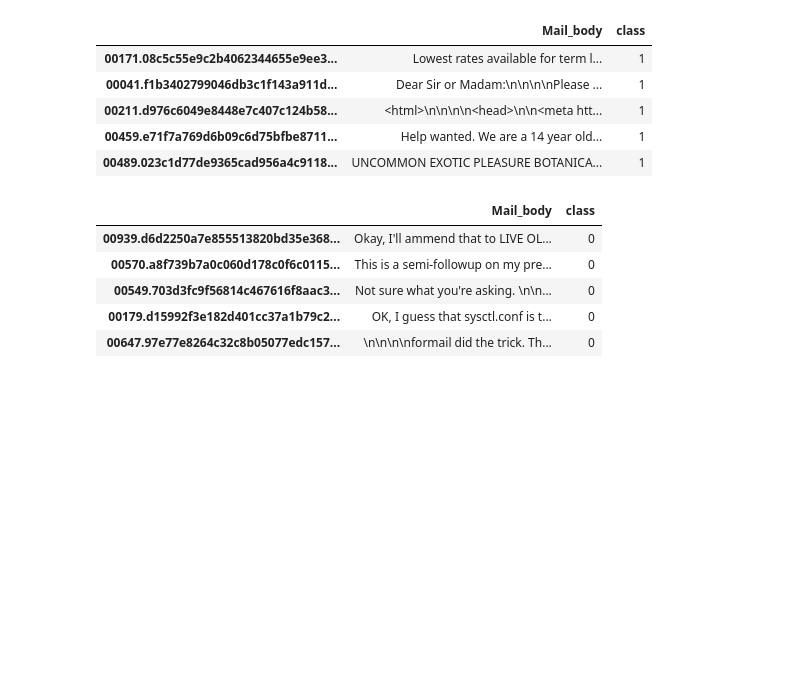
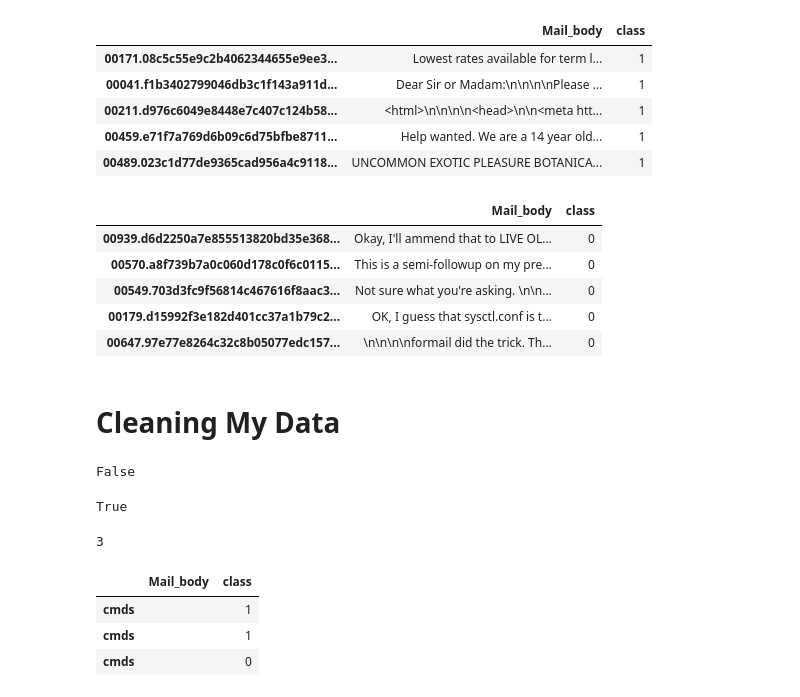
Before and after one commit to Sanchit987/MinorProject, a Jupyter notebook: MinorProject.ipynb, the cells around one changed output. Cells and saved outputs as stored; diff of their text form; code cells hidden in the pictures; blank space fills up the shorter version.

```diff
--- a/MinorProject.ipynb
+++ b/MinorProject.ipynb
@@ -85,3 +90,28 @@ data.tail()
 | 00549.703d3fc9f56814c467616f8aac3... | Not sure what you're asking. \n\n... | 0 |
 | 00179.d15992f3e182d401cc37a1b79c2... | OK, I guess that sysctl.conf is t... | 0 |
 | 00647.97e77e8264c32c8b05077edc157... | \n\n\n\nformail did the trick. Th... | 0 |
+# %% [markdown]
+# Cleaning My Data
+# %%
+#checking for the null values present in email body
+data["Mail_body"].isnull().values.any()
+# %% [output]
+False
+# %%
+#Checking for Empty strings
+(data["Mail_body"].str.len() == 0).any()
+# %% [output]
+True
+# %%
+#This block tells us the nummber of values wich contain empty string as a string body
+(data["Mail_body"].str.len() == 0).sum()
+# %% [output]
+3
+# %%
+# There are three system files which does not contain any body hence we must delete them
+data[data["Mail_body"].str.len() == 0]
+# %% [output]
+|  | Mail_body | class |
+| cmds |  | 1 |
+| cmds |  | 1 |
+| cmds |  | 0 |
```
Also changed, not shown: parts of 11 cells of this notebook, 1 other file.
